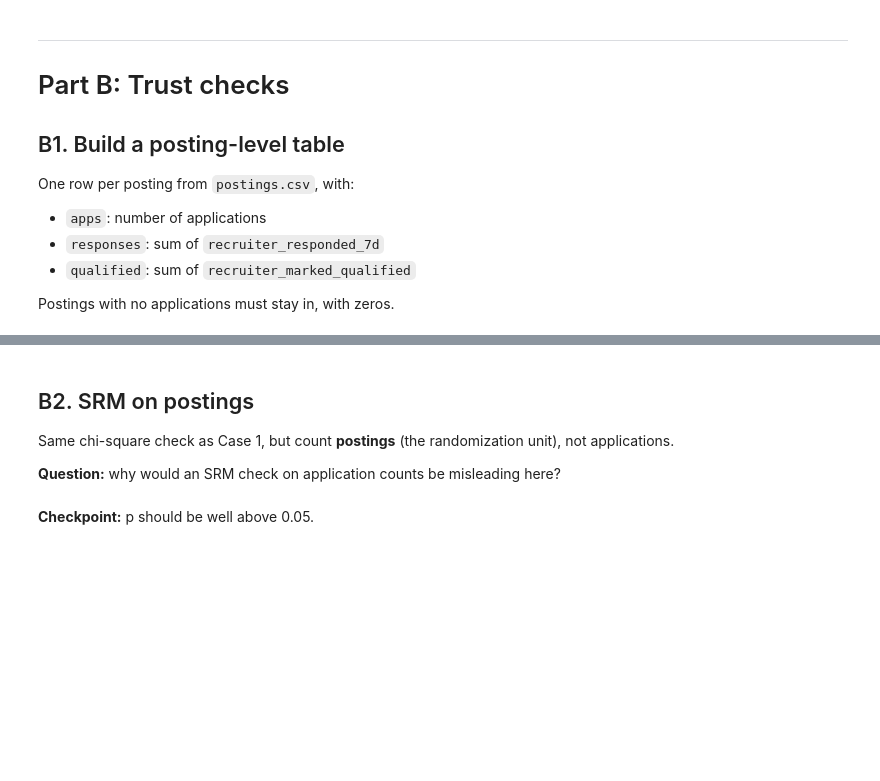
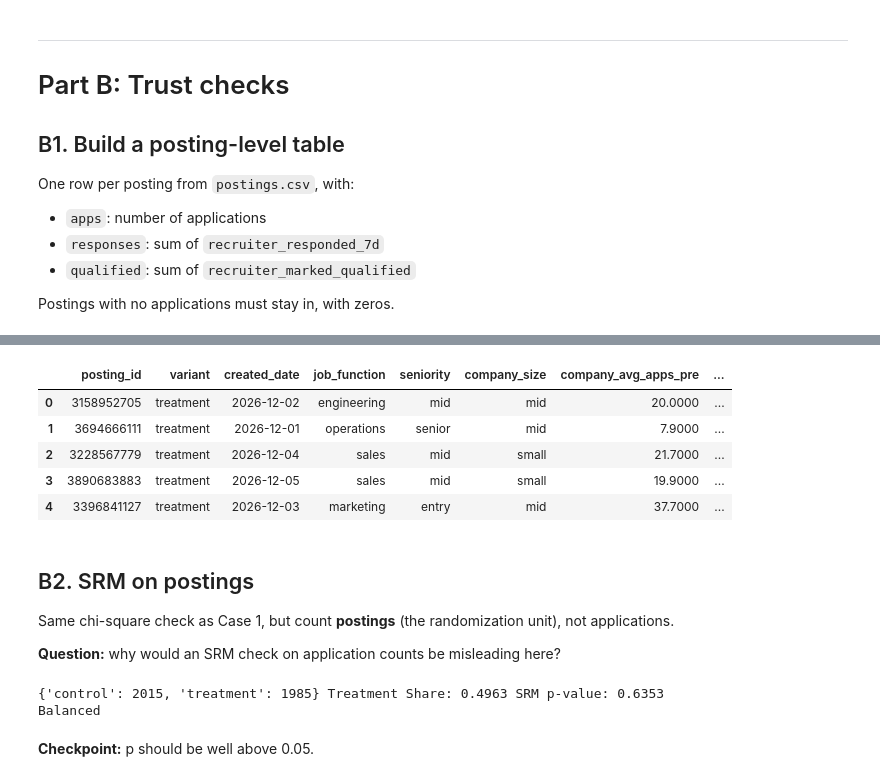
Before and after one commit to hantayc/stats-review, a Jupyter notebook: one_tap_apply_case/case2_one_tap_v2_cluster/case2_one_tap_v2_cluster.ipynb, the cells around one changed output, grey strips where cells are left out. Drawn from its saved outputs; the diff is of its cells as text; code cells hidden in the pictures; blank space fills up the shorter version.

```diff
--- a/one_tap_apply_case/case2_one_tap_v2_cluster/case2_one_tap_v2_cluster.ipynb
+++ b/one_tap_apply_case/case2_one_tap_v2_cluster/case2_one_tap_v2_cluster.ipynb
@@ -82,9 +114,29 @@ Postings with no applications must stay in, with zeros.
 # %%
 postings = pd.read_csv(DATA + "postings.csv")
 apps = pd.read_csv(DATA + "applications.csv")
 
+postings.head()
+
 # TODO: aggregate apps by posting_id, left-join onto postings, fill zeros
-post = None  # replace
+apps_agg = apps.groupby('posting_id').agg(
+    apps = ('posting_id', 'size'),
+    responses = ('recruiter_responded_7d', 'sum'),
+    qualified = ('recruiter_marked_qualified', 'sum')
+).reset_index()
+
+posts = postings.merge(apps_agg, on = 'posting_id', how = 'left')
+cols = ['apps', 'responses', 'qualified']
+
+posts[cols] = posts[cols].fillna(0).astype(int)
+
+posts.head()
+# %% [output]
+|  | posting_id | variant | created_date | job_function | seniority | company_size | company_avg_apps_pre | ... |
+| 0 | 3158952705 | treatment | 2026-12-02 | engineering | mid | mid | 20.0000 | ... |
+| 1 | 3694666111 | treatment | 2026-12-01 | operations | senior | mid | 7.9000 | ... |
+| 2 | 3228567779 | treatment | 2026-12-04 | sales | mid | small | 21.7000 | ... |
+| 3 | 3890683883 | treatment | 2026-12-05 | sales | mid | small | 19.9000 | ... |
+| 4 | 3396841127 | treatment | 2026-12-03 | marketing | entry | mid | 37.7000 | ... |
 # %% [markdown]
 ## B2. SRM on postings
 
@@ -93,6 +145,22 @@ Same chi-square check as Case 1, but count **postings** (the randomization unit)
 **Question:** why would an SRM check on application counts be misleading here?
 # %%
 # TODO: chi-square goodness of fit on posting counts by variant
+def srm_test(counts):
+    expected = np.full(len(counts), sum(counts)/len(counts))
+    return stats.chisquare(counts.values, expected).pvalue
+
+posts_counts = posts['variant'].value_counts()
+
+# Test once - avoid multiple testing
+p = srm_test(posts_counts)
+
+print(posts_counts.to_dict(), f"Treatment Share: {posts_counts['treatment']/posts_counts.sum():.4}", f"SRM p-value: {p:.4f}")
+
+if p > 0.05:
+    print("No SRM detected")
+# %% [output]
+{'control': 2015, 'treatment': 1985} Treatment Share: 0.4963 SRM p-value: 0.6353
+Balanced
 # %% [markdown]
 **Checkpoint:** p should be well above 0.05.
 # %% [markdown]
```
Also changed, not shown: parts of 23 cells of this notebook, 1 other file.
